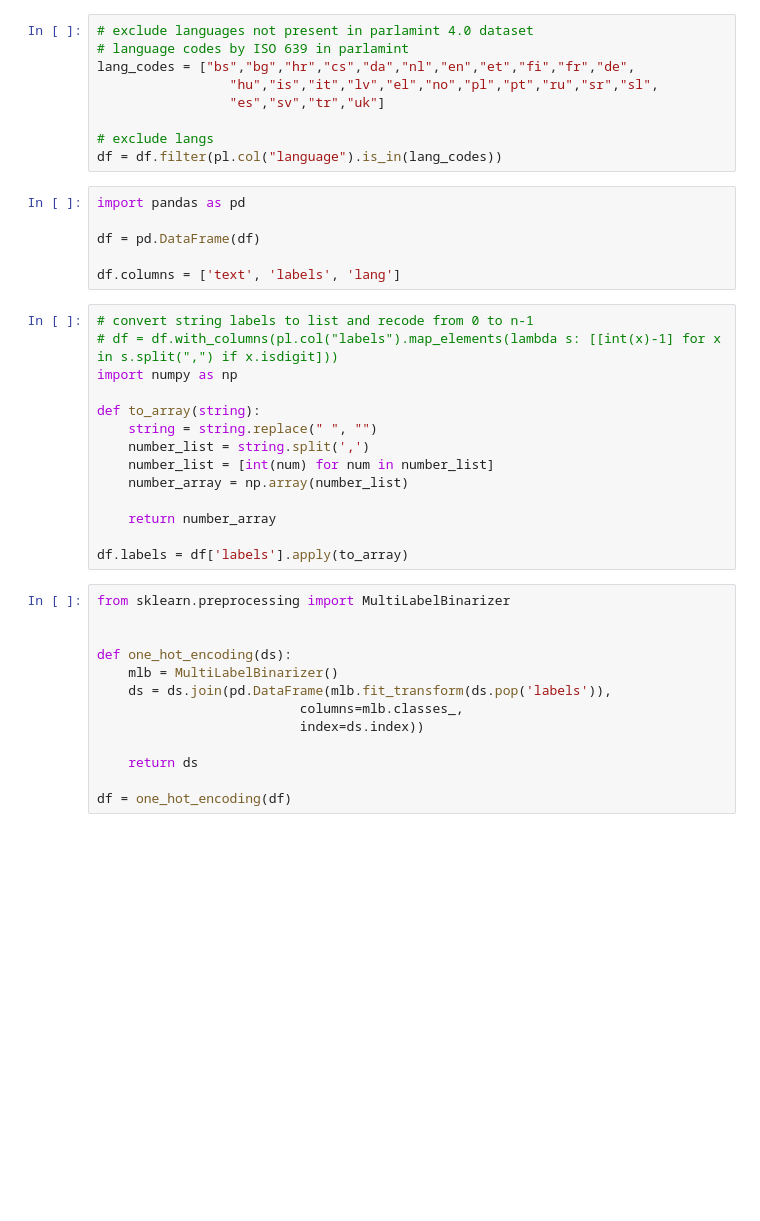
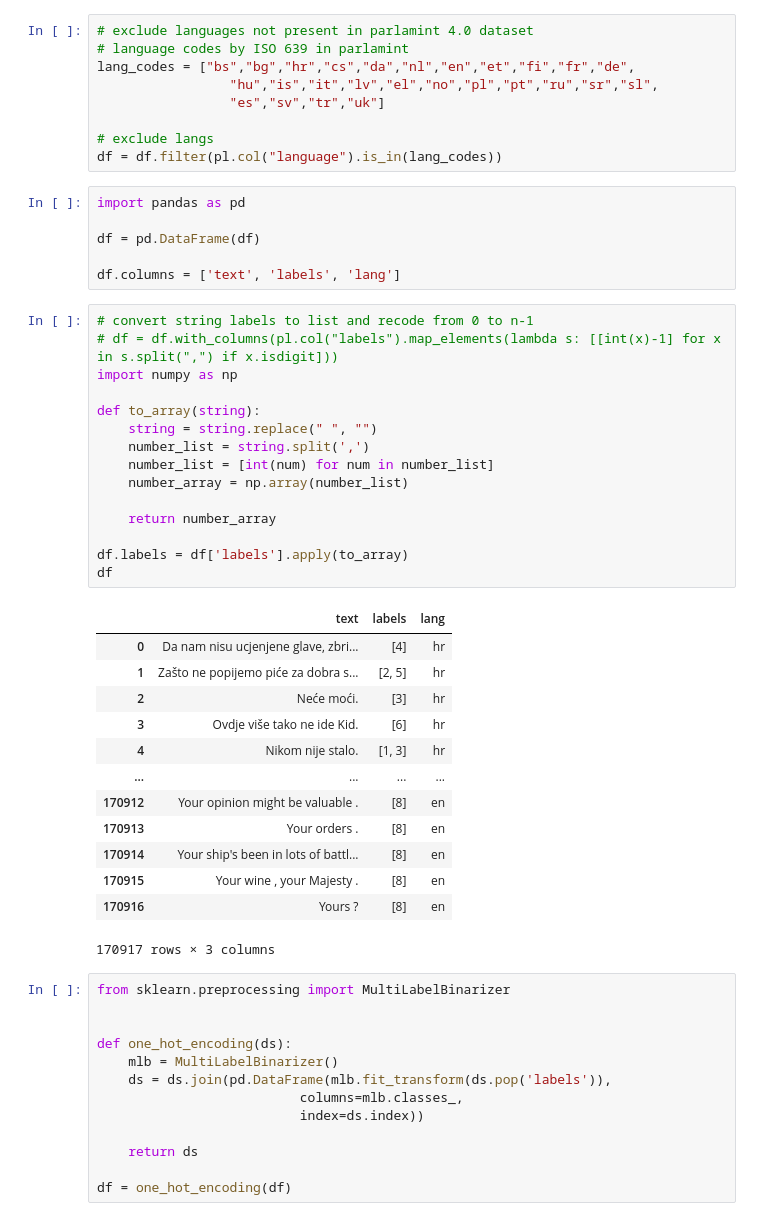
Before and after one commit to kferraga/ParliamentHackathon2024, a Jupyter notebook: emotion-data.ipynb, the cells around one changed output. Drawn from its saved outputs; the diff is of its cells as text; blank space fills up the shorter version.

```diff
--- a/emotion-data.ipynb
+++ b/emotion-data.ipynb
@@ -50,26 +46,41 @@ lang_codes = ["bs","bg","hr","cs","da","nl","en","et","fi","fr","de",
 
 # exclude langs
 df = df.filter(pl.col("language").is_in(lang_codes))
-# %%
-import pandas as pd
-
-df = pd.DataFrame(df)
-
-df.columns = ['text', 'labels', 'lang']
+# %%
+import pandas as pd
+
+df = pd.DataFrame(df)
+
+df.columns = ['text', 'labels', 'lang']
 # %%
 # convert string labels to list and recode from 0 to n-1
 # df = df.with_columns(pl.col("labels").map_elements(lambda s: [[int(x)-1] for x in s.split(",") if x.isdigit]))
 import numpy as np
 
 def to_array(string):
     string = string.replace(" ", "")
     number_list = string.split(',')
     number_list = [int(num) for num in number_list]
     number_array = np.array(number_list)
 
     return number_array
 
 df.labels = df['labels'].apply(to_array)
+df
+# %% [output]
+|  | text | labels | lang |
+| 0 | Da nam nisu ucjenjene glave, zbri... | [4] | hr |
+| 1 | Zašto ne popijemo piće za dobra s... | [2, 5] | hr |
+| 2 | Neće moći. | [3] | hr |
+| 3 | Ovdje više tako ne ide Kid. | [6] | hr |
+| 4 | Nikom nije stalo. | [1, 3] | hr |
+| ... | ... | ... | ... |
+| 170912 | Your opinion might be valuable . | [8] | en |
+| 170913 | Your orders . | [8] | en |
+| 170914 | Your ship's been in lots of battl... | [8] | en |
+| 170915 | Your wine , your Majesty . | [8] | en |
+| 170916 | Yours ? | [8] | en |
+170917 rows × 3 columns
 # %%
 from sklearn.preprocessing import MultiLabelBinarizer
 
```
Also changed, not shown: parts of 13 cells of this notebook, 1 other file.
